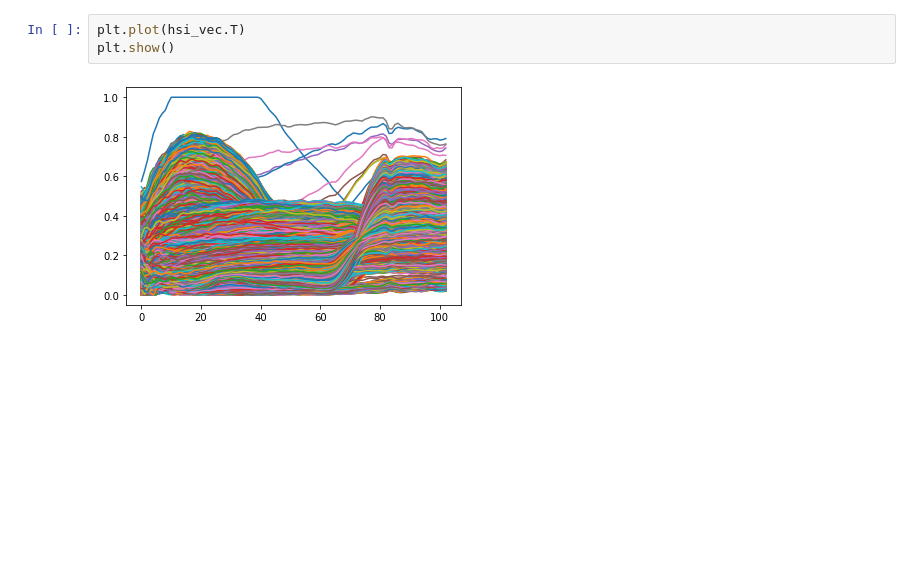
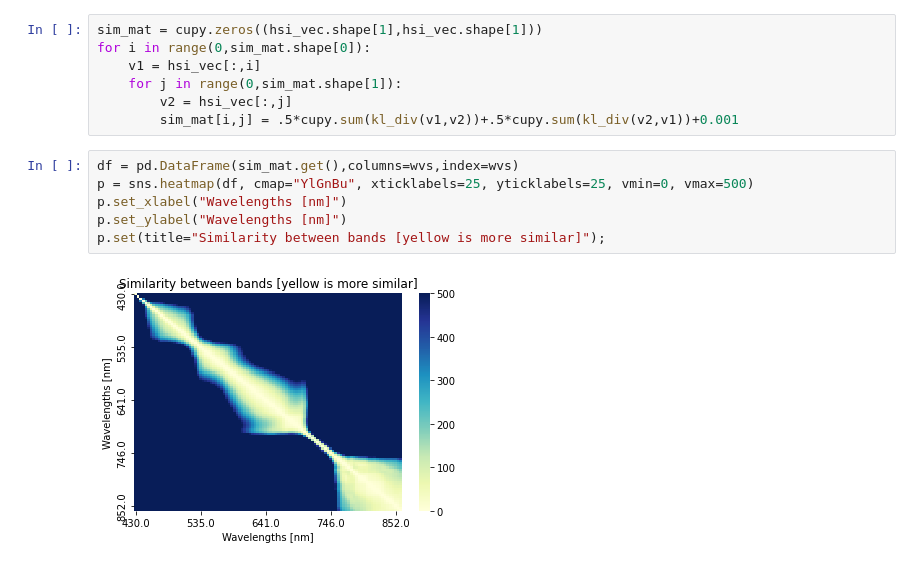
Before and after one commit to makepath/rapids-hsi-demo, a Jupyter notebook: Shakudo_Demo.ipynb, the cells around one changed output. Cells and saved outputs as stored; diff of their text form; blank space fills up the shorter version.

Commit message:
add plots of similarity between bands and JS scores

```diff
--- a/Shakudo_Demo.ipynb
+++ b/Shakudo_Demo.ipynb
@@ -51,5 +47,15 @@ df.head()
-# %%
-plt.plot(hsi_vec.T)
-plt.show()
-# %% [output]
-[figure, removed]
+# %%
+sim_mat = cupy.zeros((hsi_vec.shape[1],hsi_vec.shape[1]))
+for i in range(0,sim_mat.shape[0]):
+    v1 = hsi_vec[:,i]
+    for j in range(0,sim_mat.shape[1]):
+        v2 = hsi_vec[:,j]
+        sim_mat[i,j] = .5*cupy.sum(kl_div(v1,v2))+.5*cupy.sum(kl_div(v2,v1))+0.001
+# %%
+df = pd.DataFrame(sim_mat.get(),columns=wvs,index=wvs)
+p = sns.heatmap(df, cmap="YlGnBu", xticklabels=25, yticklabels=25, vmin=0, vmax=500)
+p.set_xlabel("Wavelengths [nm]")
+p.set_ylabel("Wavelengths [nm]")
+p.set(title="Similarity between bands [yellow is more similar]");
+# %% [output]
+[figure, added]
```
Also changed, not shown: parts of 7 cells of this notebook.
